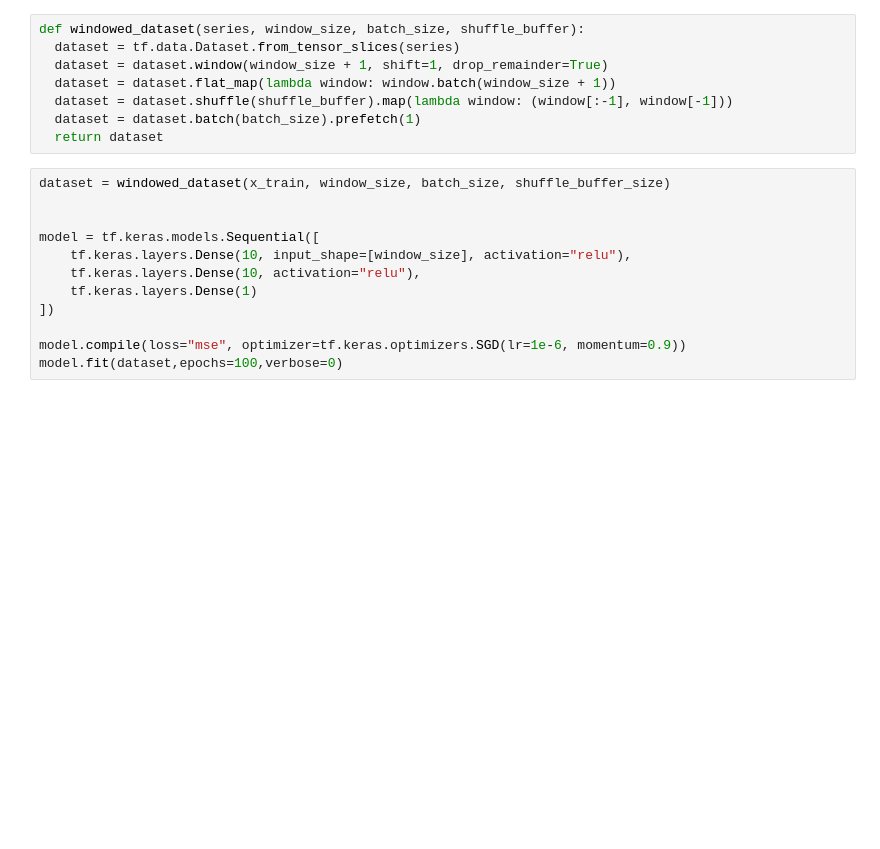
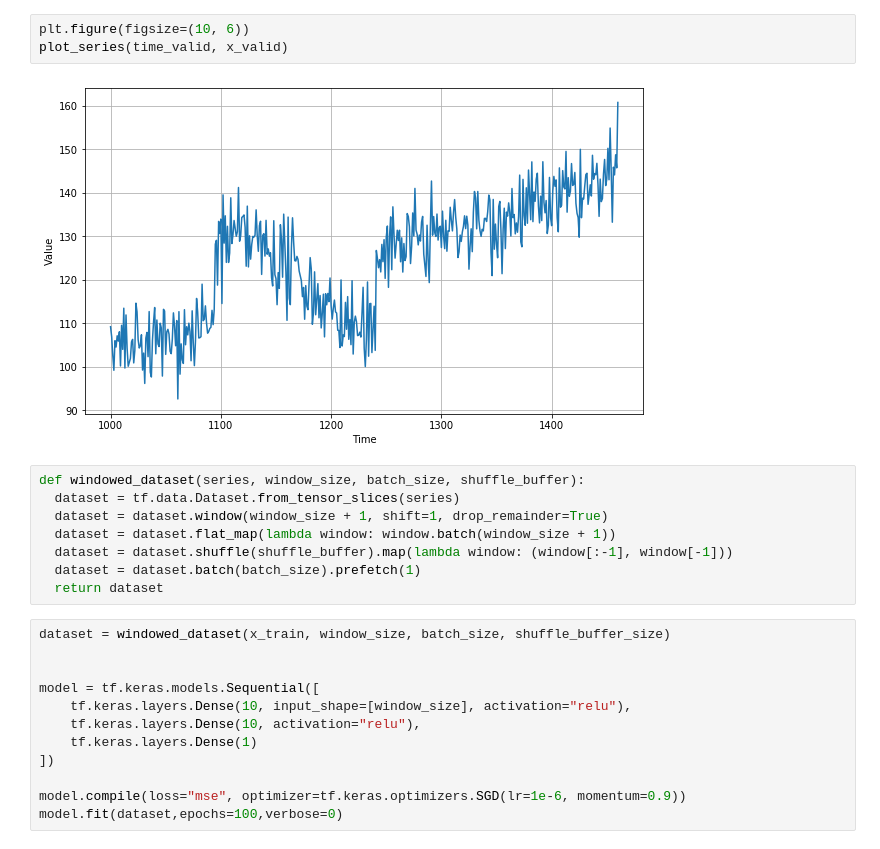
Before and after one commit to lmoroney/dlaicourse, a Jupyter notebook: TensorFlow In Practice/Course 4 - S+P/S+P Week 2 Lesson 3.ipynb, the cells around one changed output. Drawn from its saved outputs; the diff is of its cells as text; blank space fills up the shorter version.

```diff
--- a/TensorFlow In Practice/Course 4 - S+P/S+P Week 2 Lesson 3.ipynb
+++ b/TensorFlow In Practice/Course 4 - S+P/S+P Week 2 Lesson 3.ipynb
@@ -54,6 +60,11 @@ x_valid = series[split_time:]
 window_size = 20
 batch_size = 32
 shuffle_buffer_size = 1000
+# %%
+plt.figure(figsize=(10, 6))
+plot_series(time_valid, x_valid)
+# %% [output]
+[figure, added]
 # %%
 def windowed_dataset(series, window_size, batch_size, shuffle_buffer):
   dataset = tf.data.Dataset.from_tensor_slices(series)
```
Also changed, not shown: parts of 11 cells of this notebook.
